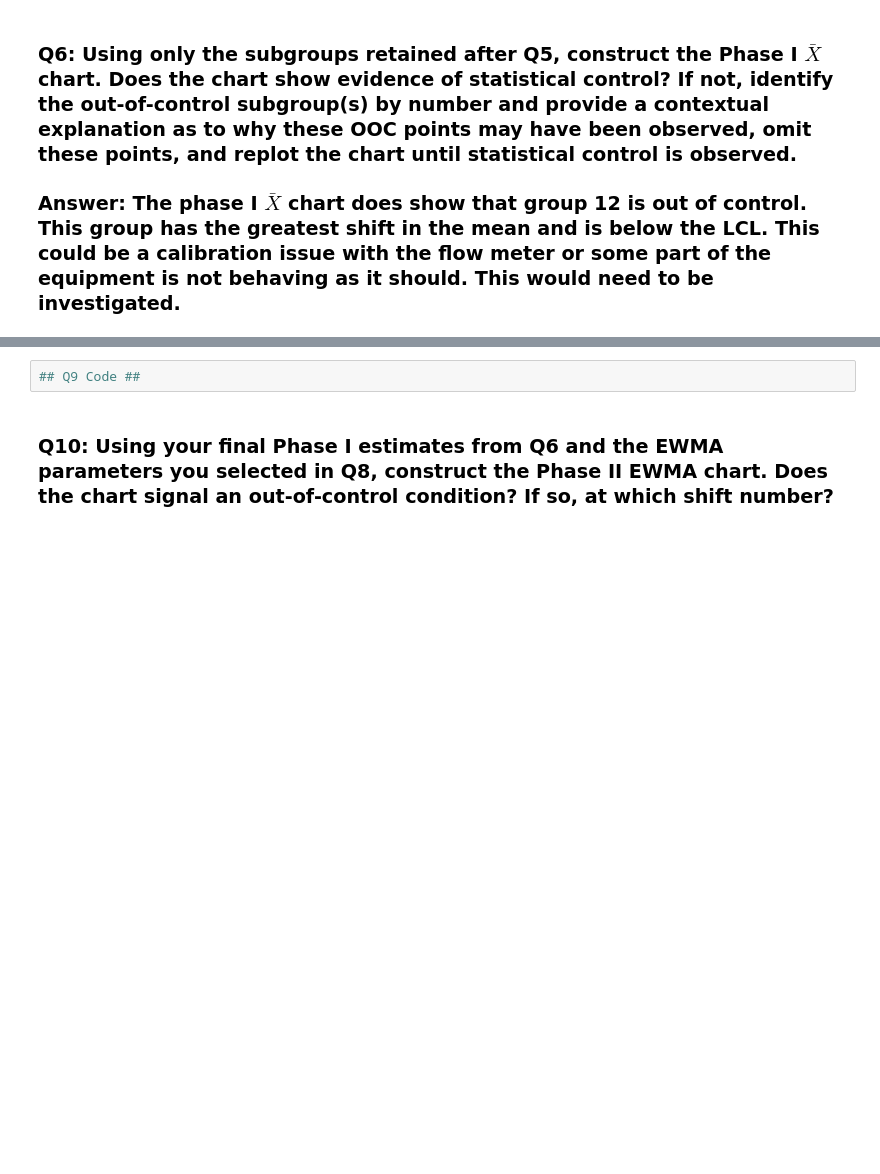
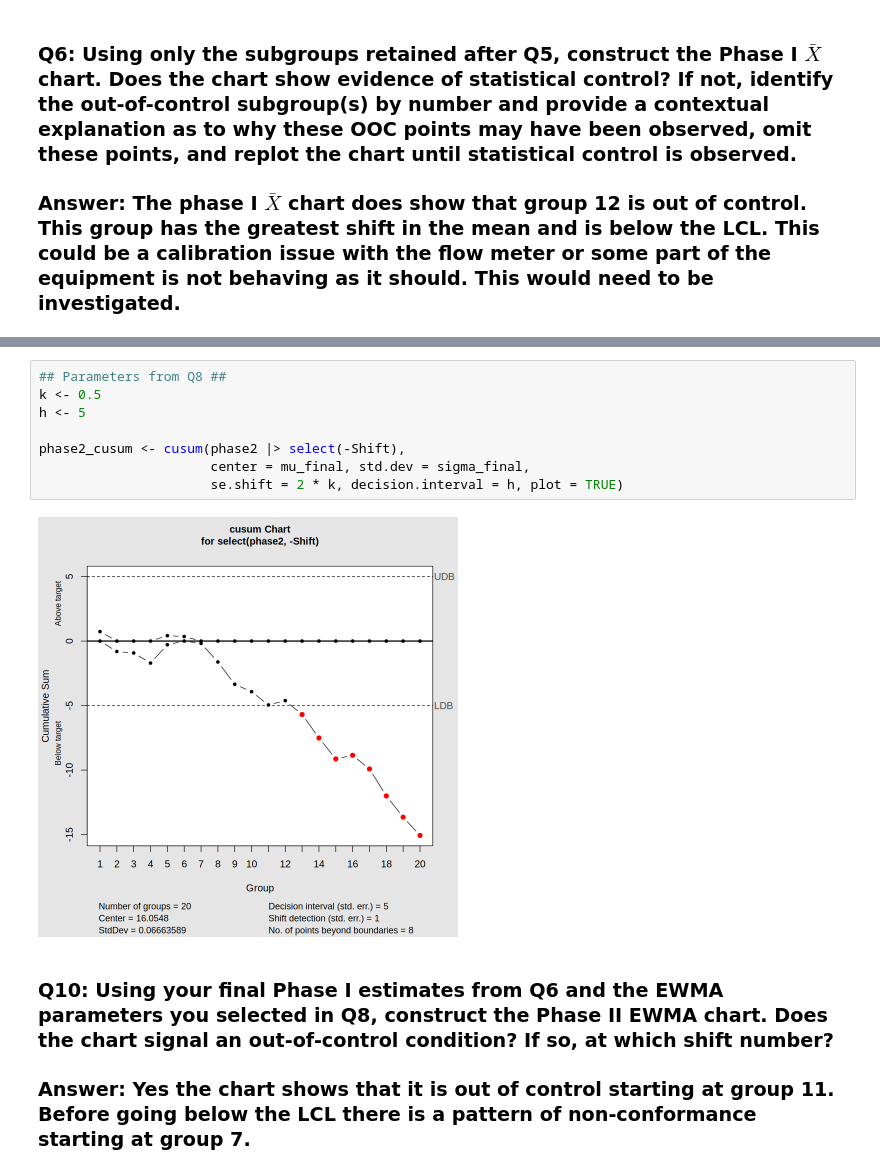
Before and after one commit to Bishop13/STAT-7110-Quality-Control, a Jupyter notebook: Assignments/HW2/STAT-7110-HW2.ipynb, the cells around one changed output, grey strips where cells are left out. Cells and saved outputs as stored; diff of their text form; blank space fills up the shorter version.

```diff
--- a/Assignments/HW2/STAT-7110-HW2.ipynb
+++ b/Assignments/HW2/STAT-7110-HW2.ipynb
@@ -164,5 +180,15 @@ round(c(FNC = FNC, Cp = Cp, Cpk = Cpk, Cpm = Cpm), 6)
 # %%
-## Q9 Code ##
+## Parameters from Q8 ##
+k <- 0.5
+h <- 5
+
+phase2_cusum <- cusum(phase2 |> select(-Shift),
+                      center = mu_final, std.dev = sigma_final,
+                      se.shift = 2 * k, decision.interval = h, plot = TRUE)
+# %% [output]
+[figure, added]
 # %% [markdown]
 ### Q10: Using your final Phase I estimates from Q6 and the EWMA parameters you selected in Q8, construct the Phase II EWMA chart. Does the chart signal an out-of-control condition? If so, at which shift number?
+
+### Answer: Yes the chart shows that it is out of control starting at group 11.  Before going below the LCL there is a pattern of non-conformance starting at group 7.
 # %%
```
Also changed, not shown: parts of 11 cells of this notebook.
